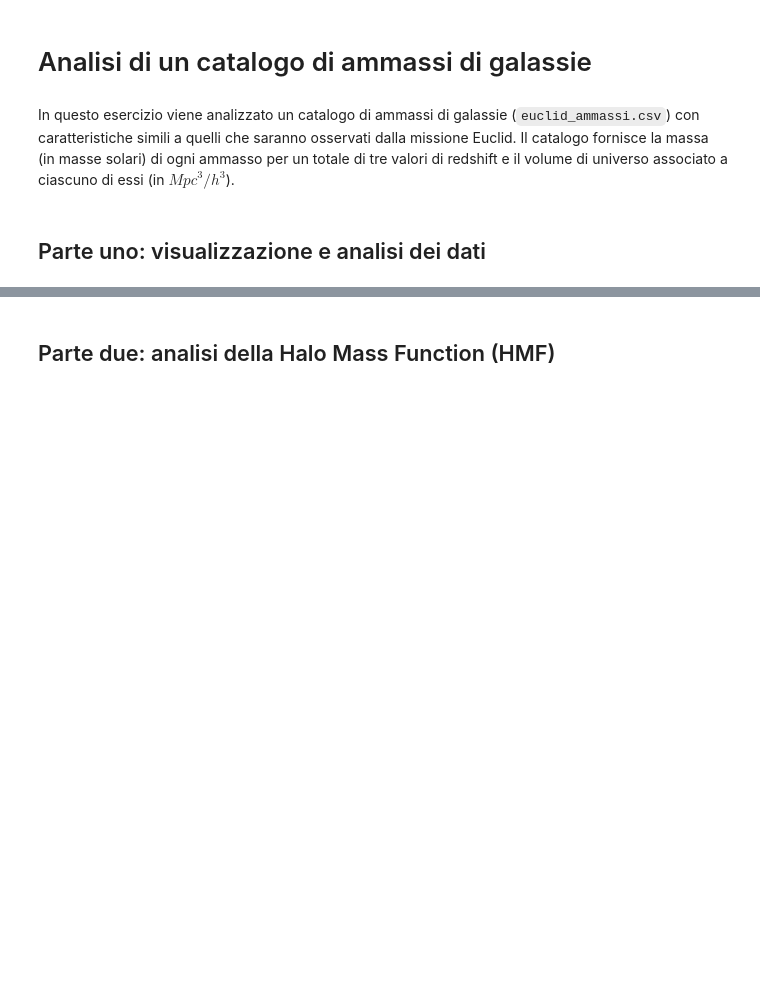
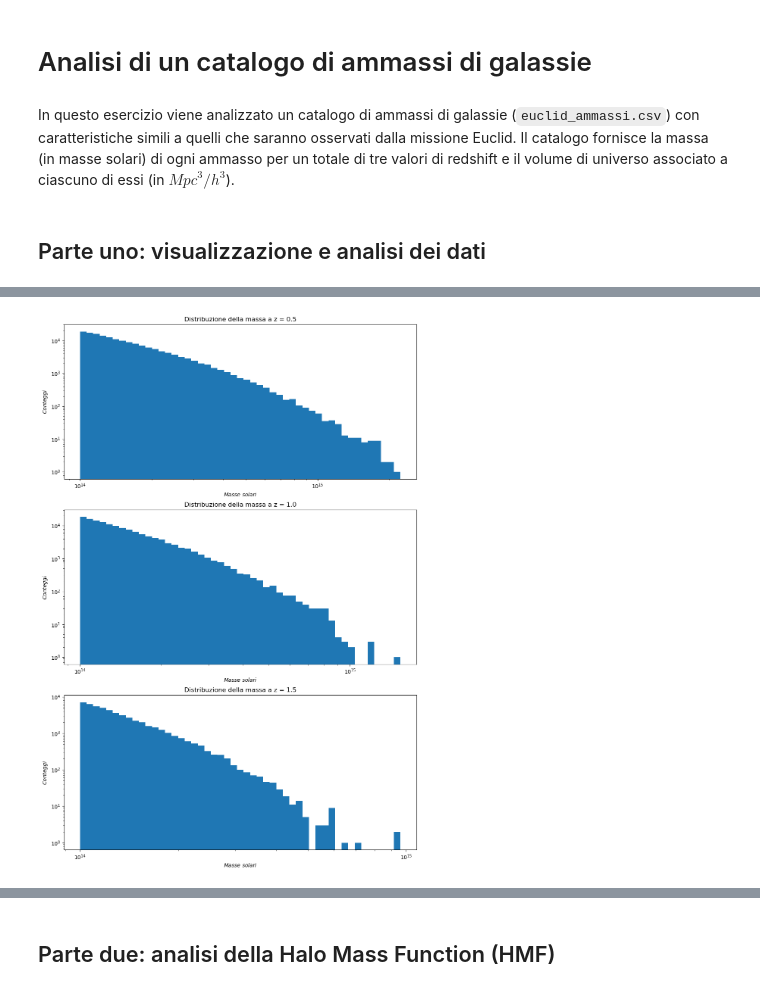
Before and after one commit to basagliuz/Esame_TRMD, a Jupyter notebook: HMF.ipynb, the cells around one changed output, grey strips where cells are left out. Saved outputs shown, nothing was run; the diff lists cells and outputs as text; code cells hidden in the pictures; blank space fills up the shorter version.

```diff
--- a/HMF.ipynb
+++ b/HMF.ipynb
@@ -78,0 +38,11 @@ plt.show()
+# %%
+import numpy as np
+
+z = [0.506, 1.019, 1.500]
+vol = [1.479387e+10, 4.783826e+10, 9.112247e+10]
+
+em0 = euclid_ammassi.drop(euclid_ammassi[euclid_ammassi['z'] != z[0]].index)
+em1 = euclid_ammassi.drop(euclid_ammassi[euclid_ammassi['z'] != z[1]].index)
+em2 = euclid_ammassi.drop(euclid_ammassi[euclid_ammassi['z'] != z[2]].index)
+
+mass = [em0['mass'], em1['mass'], em2['mass']]
@@ -78,0 +56,17 @@ plt.show()
+# %%
+import matplotlib.pyplot as plt
+
+fig, (ax0, ax1, ax2) = plt.subplots(3, figsize = (12, 18))
+axes = [ax0, ax1, ax2]
+
+for i in range(len(z)):
+
+    counts, bin_edges = np.histogram(mass[i], bins = np.geomspace(mass[i].min(), mass[i].max(), num = 50))
+    axes[i].set(xlabel = '$Masse\ solari$', xscale = 'log',
+                ylabel = '$Conteggi$', yscale = 'log',
+                title = 'Distribuzione della massa a z = %.1f' % (z[i]))
+    axes[i].stairs(counts, bin_edges, fill = True)
+
+plt.show()
+# %% [output]
+[figure, added]
```
Also changed, not shown: parts of 138 cells of this notebook, 9 other files.
